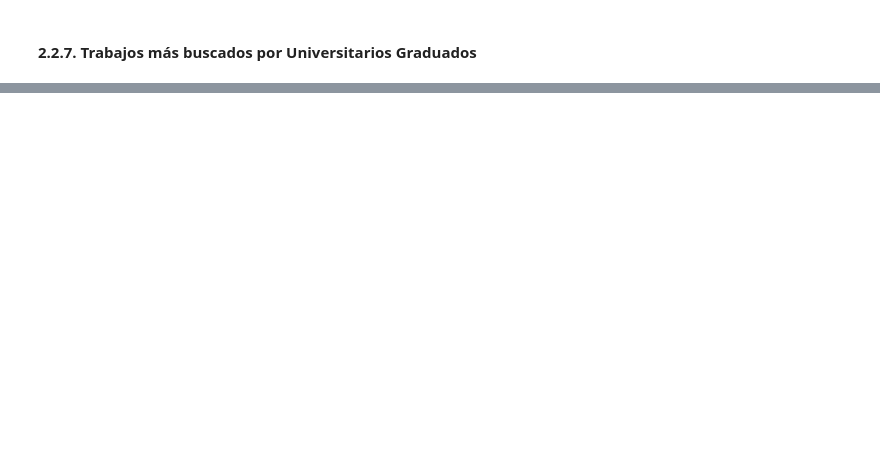
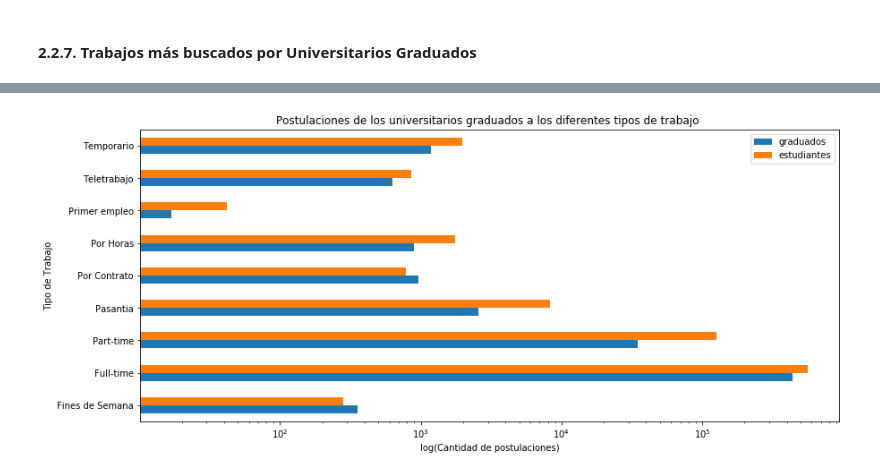
Before and after one commit to PRPablo/dataJobSearches, a Jupyter notebook: exploratoryAnalysis/exploratoryAnalysis.ipynb, the cells around one changed output, grey strips where cells are left out. Drawn from its saved outputs; the diff is of its cells as text; code cells hidden in the pictures; blank space fills up the shorter version.

```diff
--- a/exploratoryAnalysis/exploratoryAnalysis.ipynb
+++ b/exploratoryAnalysis/exploratoryAnalysis.ipynb
@@ -538,0 +322,19 @@ cant_post_sexo.head(15)
+# %%
+postulantes_universitarios_estudiantes2 = postulantes_universitarios_estudiantes.reset_index()
+postulantes_universitarios_graduados2 = postulantes_universitarios_graduados.reset_index()
+postulantes_universitarios_estudiantes2.rename({'idpostulante': 'estudiantes'}, axis=1, inplace=True)
+postulantes_universitarios_graduados2.rename({'idpostulante': 'graduados'}, axis=1, inplace=True)
+
+postulantes_universitarios_graduados2.set_index('tipo_de_trabajo', inplace=True)
+postulantes_universitarios_estudiantes2.set_index('tipo_de_trabajo',inplace=True)
+postulantes_universitarios = pd.concat([postulantes_universitarios_graduados2, postulantes_universitarios_estudiantes2], axis=1)
+postulantes_universitarios.index.name=None
+postulantes_universitarios
+
+ax = plt.gca()
+postulantes_universitarios.plot(kind='barh', figsize=(14,6), logx=True, ax=ax, \
+               title='Postulaciones de los universitarios graduados a los diferentes tipos de trabajo ');
+ax.set_xlabel('log(Cantidad de postulaciones)');
+ax.set_ylabel('Tipo de Trabajo');
+# %% [output]
+[figure, added]
```
Also changed, not shown: parts of 44 cells of this notebook.
